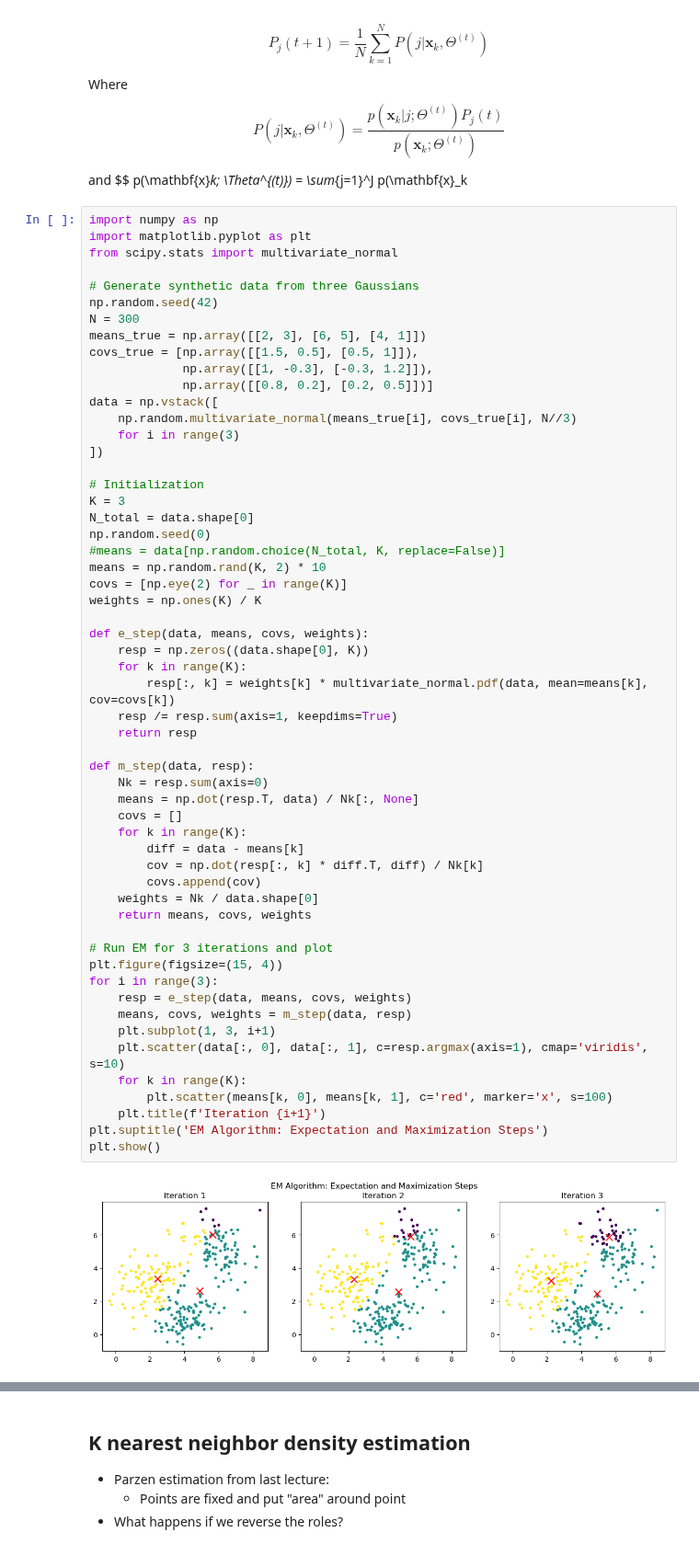
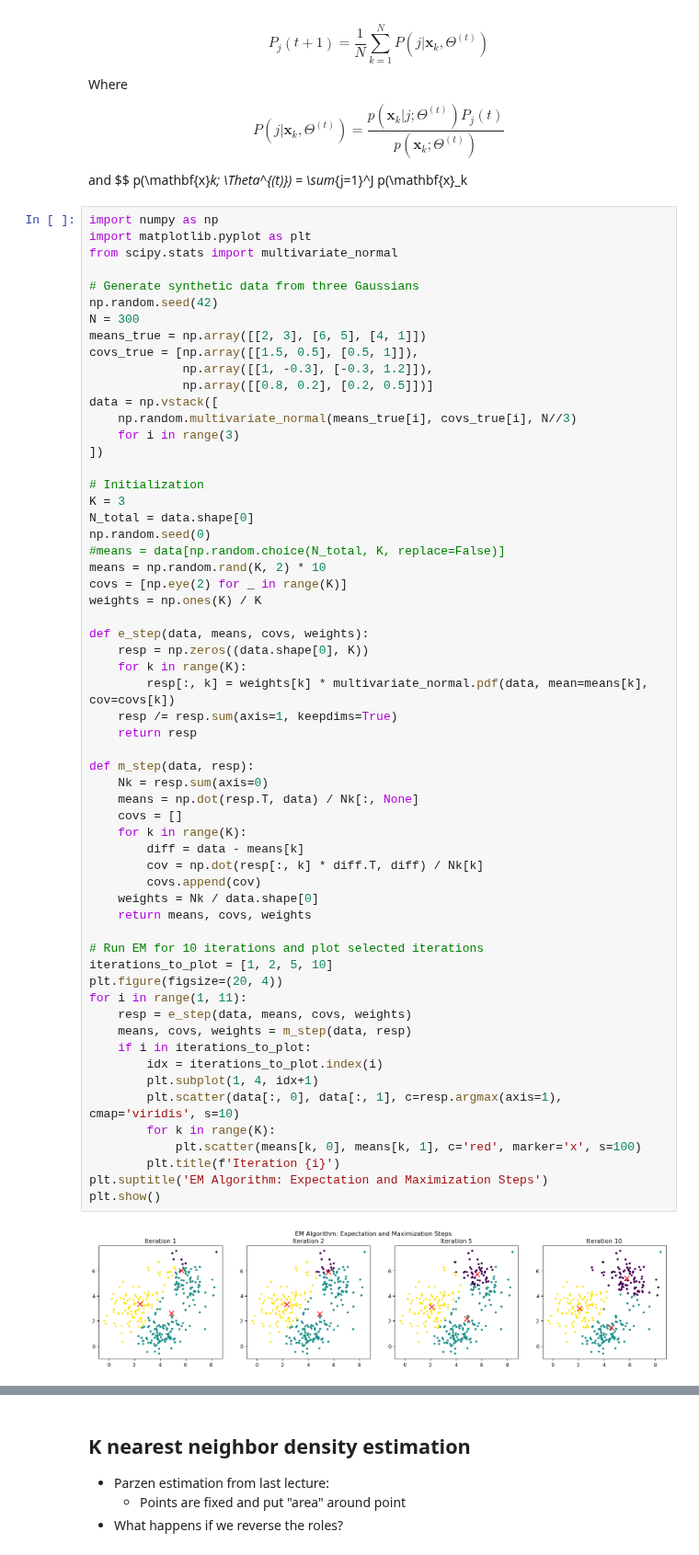
Before and after one commit to Wickstrom/pattern-recognition-handbook, a Jupyter notebook: notebooks/02/mixture_models.ipynb, the cells around one changed output, grey strips where cells are left out. Shown at 92% size. Drawn from its saved outputs; the diff is of its cells as text.

```diff
--- a/notebooks/02/mixture_models.ipynb
+++ b/notebooks/02/mixture_models.ipynb
@@ -196,42 +196,45 @@ K = 3
 N_total = data.shape[0]
 np.random.seed(0)
 #means = data[np.random.choice(N_total, K, replace=False)]
 means = np.random.rand(K, 2) * 10
 covs = [np.eye(2) for _ in range(K)]
 weights = np.ones(K) / K
 
 def e_step(data, means, covs, weights):
     resp = np.zeros((data.shape[0], K))
     for k in range(K):
         resp[:, k] = weights[k] * multivariate_normal.pdf(data, mean=means[k], cov=covs[k])
     resp /= resp.sum(axis=1, keepdims=True)
     return resp
 
 def m_step(data, resp):
     Nk = resp.sum(axis=0)
     means = np.dot(resp.T, data) / Nk[:, None]
     covs = []
     for k in range(K):
         diff = data - means[k]
         cov = np.dot(resp[:, k] * diff.T, diff) / Nk[k]
         covs.append(cov)
     weights = Nk / data.shape[0]
     return means, covs, weights
 
-# Run EM for 3 iterations and plot
-plt.figure(figsize=(15, 4))
-for i in range(3):
+# Run EM for 10 iterations and plot selected iterations
+iterations_to_plot = [1, 2, 5, 10]
+plt.figure(figsize=(20, 4))
+for i in range(1, 11):
     resp = e_step(data, means, covs, weights)
     means, covs, weights = m_step(data, resp)
-    plt.subplot(1, 3, i+1)
-    plt.scatter(data[:, 0], data[:, 1], c=resp.argmax(axis=1), cmap='viridis', s=10)
-    for k in range(K):
-        plt.scatter(means[k, 0], means[k, 1], c='red', marker='x', s=100)
-    plt.title(f'Iteration {i+1}')
+    if i in iterations_to_plot:
+        idx = iterations_to_plot.index(i)
+        plt.subplot(1, 4, idx+1)
+        plt.scatter(data[:, 0], data[:, 1], c=resp.argmax(axis=1), cmap='viridis', s=10)
+        for k in range(K):
+            plt.scatter(means[k, 0], means[k, 1], c='red', marker='x', s=100)
+        plt.title(f'Iteration {i}')
 plt.suptitle('EM Algorithm: Expectation and Maximization Steps')
 plt.show()
 # %% [output]
-[figure, old version]
+[figure, new version]
 # %%
 import numpy as np
 import matplotlib.pyplot as plt
```
Also changed, not shown: parts of 5 cells of this notebook.
